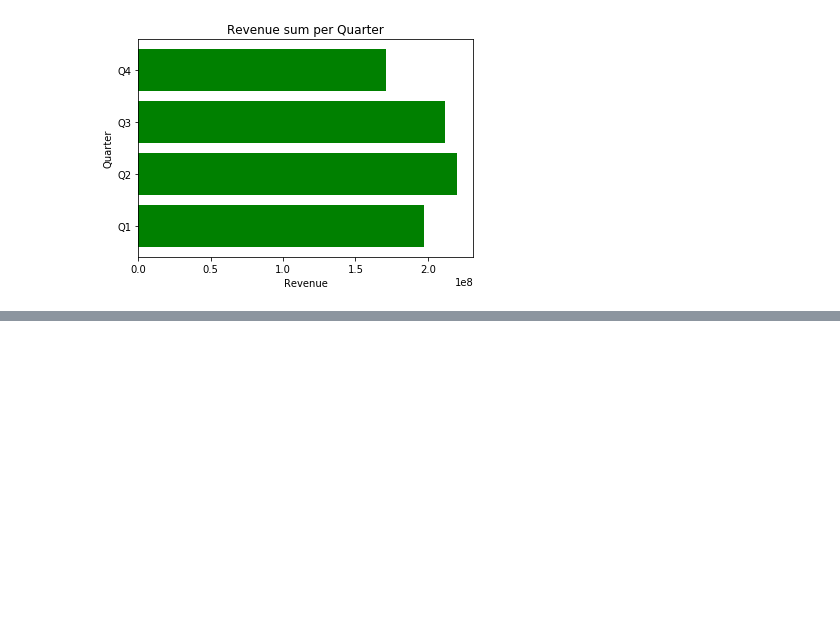
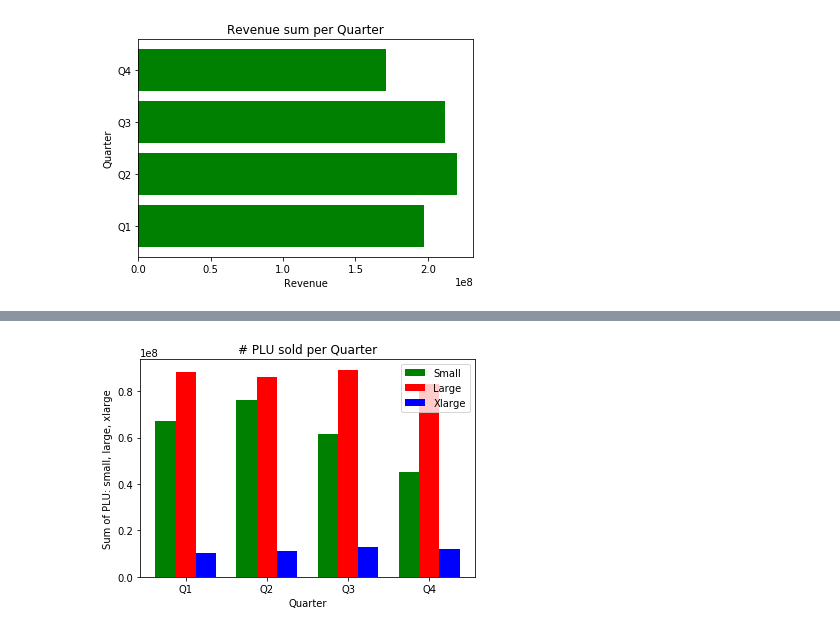
Before and after one commit to NicolaLarosa/AvocadoPrices, a Jupyter notebook: Prices/avocado_prices_eda.ipynb, the cells around one changed output, grey strips where cells are left out. Saved outputs shown, nothing was run; the diff lists cells and outputs as text; code cells hidden in the pictures; blank space fills up the shorter version.

```diff
--- a/Prices/avocado_prices_eda.ipynb
+++ b/Prices/avocado_prices_eda.ipynb
@@ -105,0 +135,20 @@ plt.show()
+# %%
+n_groups = 4
+
+index = np.arange(n_groups)
+
+rects1 = plt.bar(index +0.10, ap_r_q_3['plu_small'],0.25, color = 'g', label = 'Small')
+
+rects2 = plt.bar(index + 0.35, ap_r_q_3['plu_large'], 0.25, color = 'r',label = 'Large')
+
+rects3 = plt.bar(index + 0.60, ap_r_q_3['plu_xlarge'], 0.25, color = 'b',label = 'Xlarge')
+
+plt.xlabel('Quarter')
+plt.ylabel('Sum of PLU: small, large, xlarge')
+plt.title('# PLU sold per Quarter')
+plt.xticks(index + 0.35, ('Q1', 'Q2', 'Q3', 'Q4'))
+plt.legend()
+
+plt.show()
+# %% [output]
+[figure, added]
```
Also changed, not shown: parts of 8 cells of this notebook.
